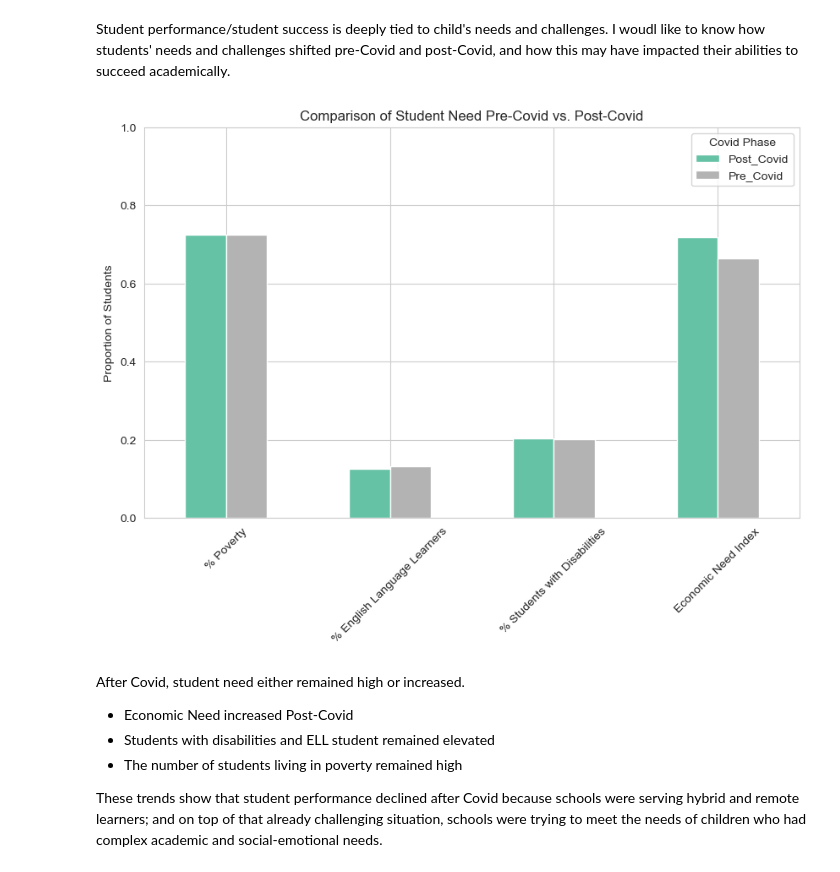
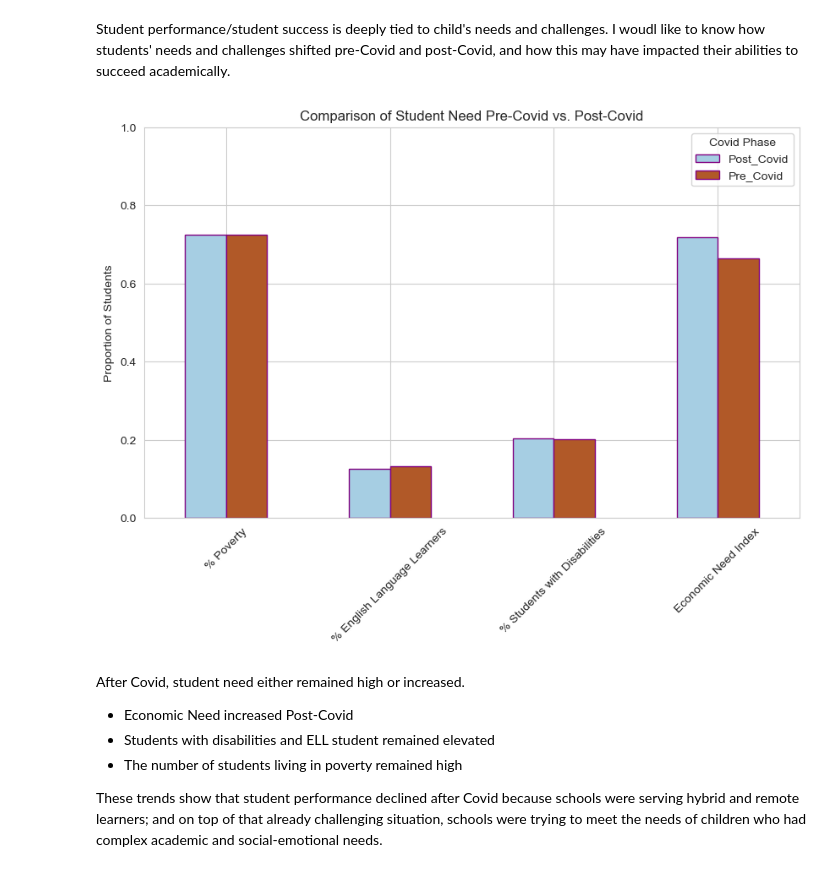
Before and after one commit to Mrfunderburker/Education-Capstone, a Jupyter notebook: code/jacquelene_eda.ipynb, the cells around one changed output. Saved outputs shown, nothing was run; the diff lists cells and outputs as text; code cells hidden in the pictures.

```diff
--- a/code/jacquelene_eda.ipynb
+++ b/code/jacquelene_eda.ipynb
@@ -398,35 +398,35 @@ Student performance/student success is deeply tied to child's needs and challeng
 # %%
 # Convert columns to numeric
 cols_to_convert = ['% Poverty', '% English Language Learners', '% Students with Disabilities', 'Economic Need Index']
 for col in cols_to_convert:
     demo_df[col] = pd.to_numeric(demo_df[col], errors = 'coerce')
 
 # Label years as pre- or post-Covid
 def label_covid_phase(year):
     if year in ['2015-16', '2016-17', '2017-18', '2018-19']:
         return 'Pre_Covid'
     elif year in ['2019-20', '2020-21']:
         return 'Post_Covid'
     else:
         return 'Unknown'
 
 demo_df['Covid Phase'] = demo_df['Year'].apply(label_covid_phase)
 
 # Group by Covid Phase and calculate mean of key indicators
-need_summary = demo_df.groupby('Covid Phase')[cols_to_convert].mean().reset_index()
-need_summary.set_index('Covid Phase', inplace=True)
+student_need = demo_df.groupby('Covid Phase')[cols_to_convert].mean().reset_index()
+student_need.set_index('Covid Phase', inplace=True)
 
 # Plot
-need_summary.T.plot(kind='bar', figsize=(10,6), colormap='Set2')
+student_need.T.plot(kind='bar', figsize=(10,6), colormap='Paired', edgecolor='purple')
 plt.title('Comparison of Student Need Pre-Covid vs. Post-Covid')
 plt.ylabel('Proportion of Students')
 plt.ylim(0, 1)
 plt.xticks(rotation=45)
 plt.legend(title='Covid Phase')
 plt.tight_layout
 plt.show()
 # %% [output]
-[figure, old version]
+[figure, new version]
 # %% [markdown]
 After Covid, student need either remained high or increased.
 * Economic Need increased Post-Covid
```
Also changed, not shown: parts of 13 cells of this notebook, 6 other files.
